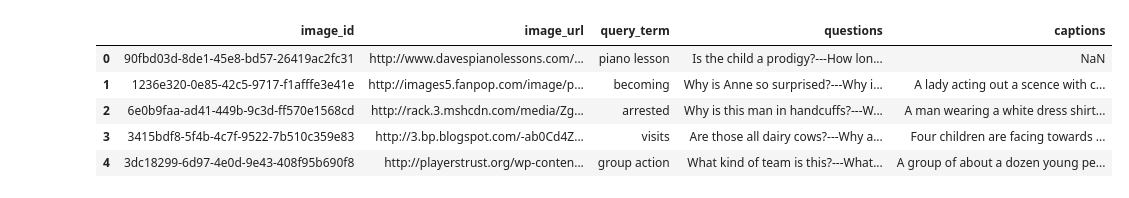
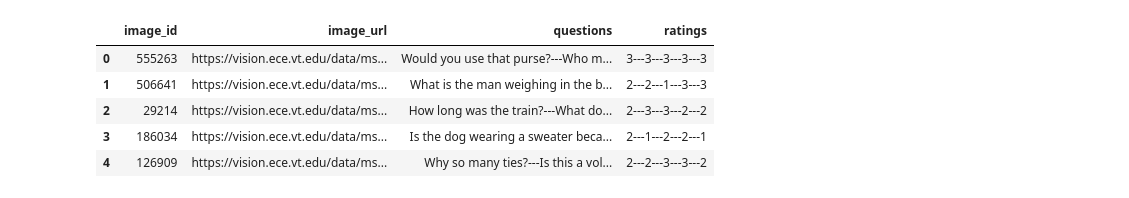
Before and after one commit to Abhinav275/ConvLSTM, a Jupyter notebook: Dataset generation.ipynb, the cells around one changed output. Cells and saved outputs as stored; diff of their text form; code cells hidden in the pictures.

```diff
--- a/Dataset generation.ipynb
+++ b/Dataset generation.ipynb
@@ -2,21 +2,21 @@
 import pandas as pd
 import os
 # %%
-files = os.listdir('./data/bing')
+files = os.listdir('./data/coco')
 coco_dataframes = []
 for path in files:
-    csv_path = './data/bing/'+path
+    csv_path = './data/coco/'+path
     df = pd.read_csv(csv_path)
     coco_dataframes.append(df)
 
 coco_dataframes[0].head()
 # %% [output]
-|  | image_id | image_url | query_term | questions | captions |
-| 0 | 90fbd03d-8de1-45e8-bd57-26419ac2fc31 | http://www.davespianolessons.com/... | piano lesson | Is the child a prodigy?---How lon... | NaN |
-| 1 | 1236e320-0e85-42c5-9717-f1afffe3e41e | http://images5.fanpop.com/image/p... | becoming | Why is Anne so surprised?---Why i... | A lady acting out a scence with c... |
-| 2 | 6e0b9faa-ad41-449b-9c3d-ff570e1568cd | http://rack.3.mshcdn.com/media/Zg... | arrested | Why is this man in handcuffs?---W... | A man wearing a white dress shirt... |
-| 3 | 3415bdf8-5f4b-4c7f-9522-7b510c359e83 | http://3.bp.blogspot.com/-ab0Cd4Z... | visits | Are those all dairy cows?---Why a... | Four children are facing towards ... |
-| 4 | 3dc18299-6d97-4e0d-9e43-408f95b690f8 | http://playerstrust.org/wp-conten... | group action | What kind of team is this?---What... | A group of about a dozen young pe... |
+|  | image_id | image_url | questions | ratings |
+| 0 | 555263 | https://vision.ece.vt.edu/data/ms... | Would you use that purse?---Who m... | 3---3---3---3---3 |
+| 1 | 506641 | https://vision.ece.vt.edu/data/ms... | What is the man weighing in the b... | 2---2---1---3---3 |
+| 2 | 29214 | https://vision.ece.vt.edu/data/ms... | How long was the train?---What do... | 2---3---3---2---2 |
+| 3 | 186034 | https://vision.ece.vt.edu/data/ms... | Is the dog wearing a sweater beca... | 2---1---2---2---1 |
+| 4 | 126909 | https://vision.ece.vt.edu/data/ms... | Why so many ties?---Is this a vol... | 2---2---3---3---2 |
 # %%
 ## Utility function to download images
 import requests
```
Also changed, not shown: parts of 1 cell of this notebook, 1 other file.
